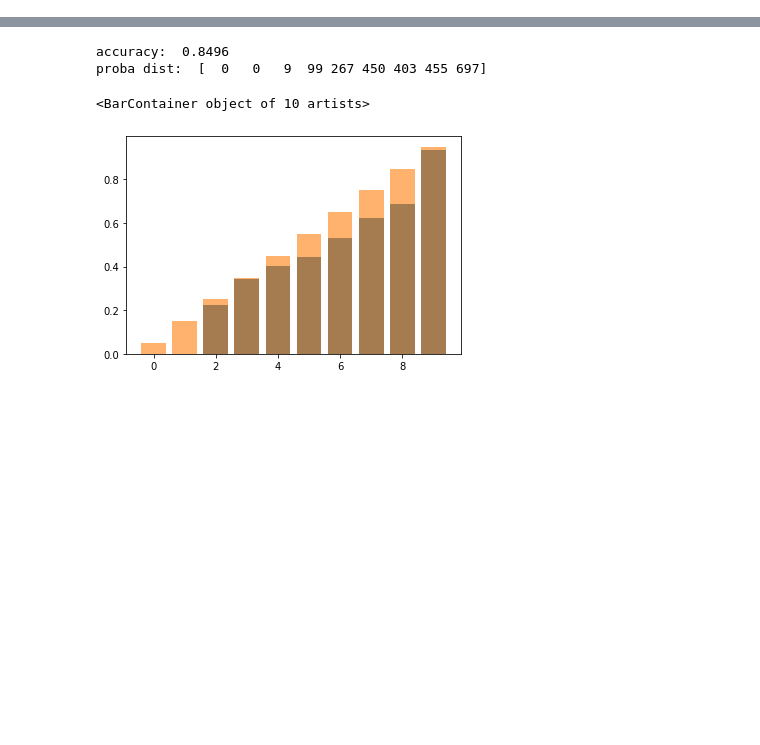
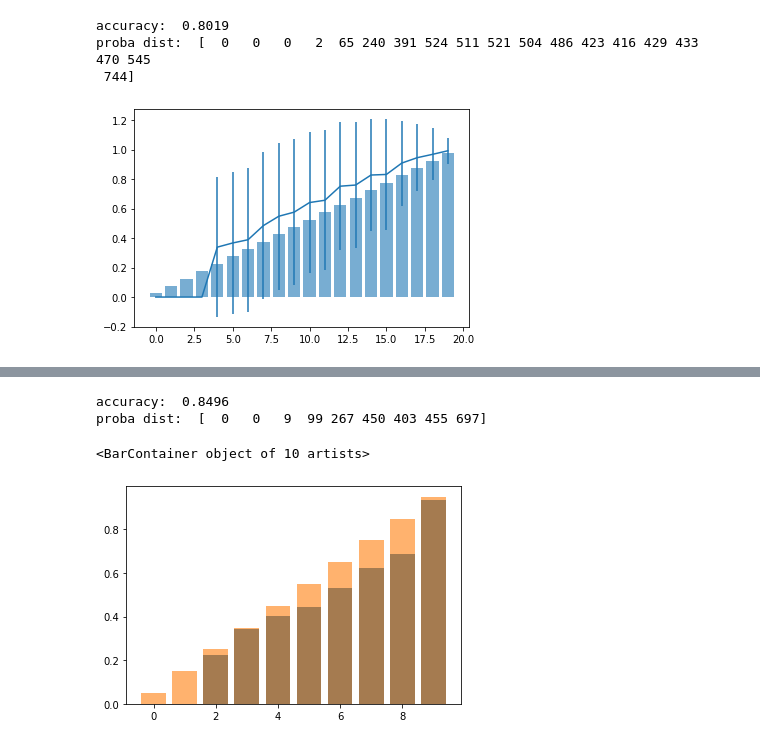
Before and after one commit to yangarbiter/blindguess, a Jupyter notebook: notebooks/calibration.ipynb, the cells around one changed output, grey strips where cells are left out. Drawn from its saved outputs; the diff is of its cells as text; code cells hidden in the pictures; blank space fills up the shorter version.

```diff
--- a/notebooks/calibration.ipynb
+++ b/notebooks/calibration.ipynb
@@ -86,0 +190,20 @@ def get_proba_list_fig(proba_list):
+# %%
+bin_counts = 20
+ideal = np.arange(bin_counts) / bin_counts + 1 / 2 / bin_counts
+model_path = "../models/pgd-cifar10-0.031-aug01-advce-tor-WRN_40_10-inf-0-ep0120.pt"
+model = globals()[get_arch(model_path)](n_classes=10)
+model.load_state_dict(torch.load(model_path)['model_state_dict'])
+model.eval()
+model.cuda()
+model = ModelWrapper(model)
+#trnX, trny, tstX, tsty = auto_var.get_var_with_argument("dataset", get_ds(model_path))
+tst_pred = model.predict_proba(tstX)
+proba_list, err_list = get_proba_list(tst_pred, tsty, bin_counts=bin_counts)
+plt.errorbar(np.arange(bin_counts), proba_list, yerr=err_list)
+plt.bar(np.arange(bin_counts), ideal, alpha = 0.6, )
+plt.savefig("./figs/calibration/cifa10_adv.png")
+# %% [output]
+accuracy:  0.8019
+proba dist:  [  0   0   0   2  65 240 391 524 511 521 504 486 423 416 429 433 470 545
+ 744]
+[figure, added]
```
Also changed, not shown: parts of 10 cells of this notebook, 5 other files.
